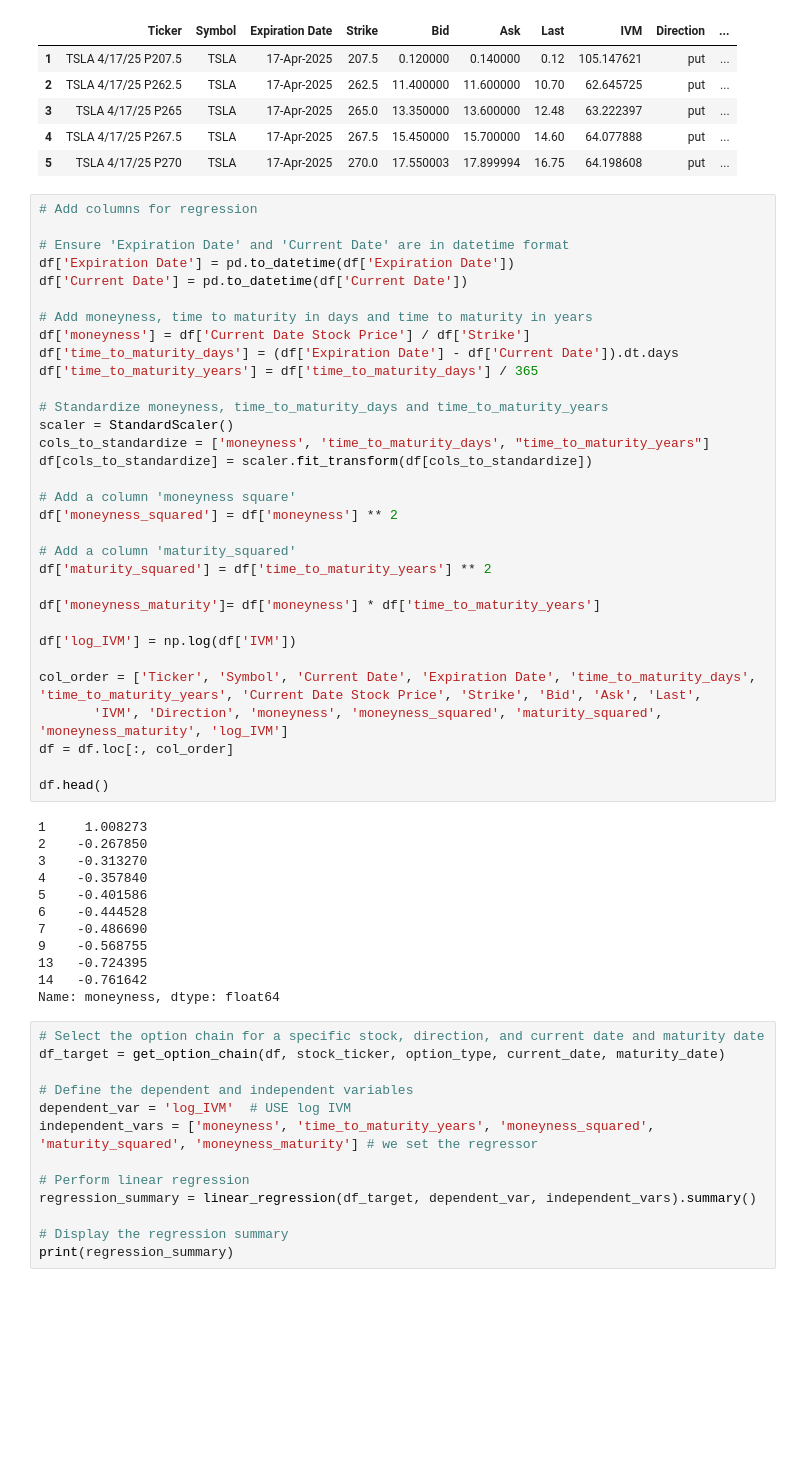
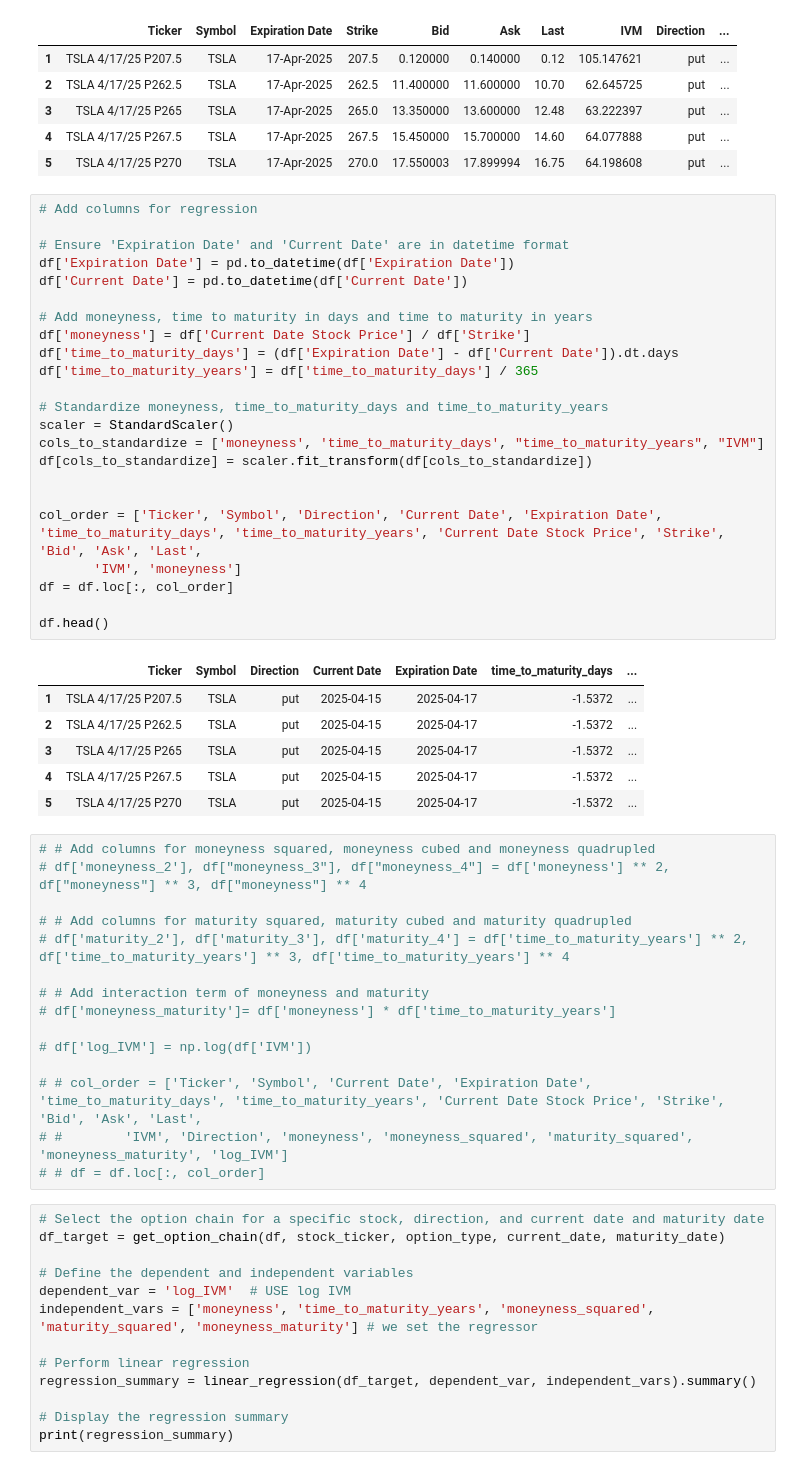
Before and after one commit to tmwong5694/Options, a Jupyter notebook: IV regression_17042025_log_IVM_v1.ipynb, the cells around one changed output. Cells and saved outputs as stored; diff of their text form; blank space fills up the shorter version.

Commit message:
Reordered the columns

```diff
--- a/IV regression_17042025_log_IVM_v1.ipynb
+++ b/IV regression_17042025_log_IVM_v1.ipynb
@@ -149,47 +149,48 @@ df.head()
 # %%
 # Add columns for regression
 
 # Ensure 'Expiration Date' and 'Current Date' are in datetime format
 df['Expiration Date'] = pd.to_datetime(df['Expiration Date'])
 df['Current Date'] = pd.to_datetime(df['Current Date'])
 
 # Add moneyness, time to maturity in days and time to maturity in years
 df['moneyness'] = df['Current Date Stock Price'] / df['Strike']
 df['time_to_maturity_days'] = (df['Expiration Date'] - df['Current Date']).dt.days
 df['time_to_maturity_years'] = df['time_to_maturity_days'] / 365
 
 # Standardize moneyness, time_to_maturity_days and time_to_maturity_years
 scaler = StandardScaler()
-cols_to_standardize = ['moneyness', 'time_to_maturity_days', "time_to_maturity_years"]
+cols_to_standardize = ['moneyness', 'time_to_maturity_days', "time_to_maturity_years", "IVM"]
 df[cols_to_standardize] = scaler.fit_transform(df[cols_to_standardize])
 
-# Add a column 'moneyness square'
-df['moneyness_squared'] = df['moneyness'] ** 2
 
-# Add a column 'maturity_squared'
-df['maturity_squared'] = df['time_to_maturity_years'] ** 2
-
-df['moneyness_maturity']= df['moneyness'] * df['time_to_maturity_years']
-
-df['log_IVM'] = np.log(df['IVM'])
-
-col_order = ['Ticker', 'Symbol', 'Current Date', 'Expiration Date', 'time_to_maturity_days', 'time_to_maturity_years', 'Current Date Stock Price', 'Strike', 'Bid', 'Ask', 'Last',
-       'IVM', 'Direction', 'moneyness', 'moneyness_squared', 'maturity_squared', 'moneyness_maturity', 'log_IVM']
+col_order = ['Ticker', 'Symbol', 'Direction', 'Current Date', 'Expiration Date', 'time_to_maturity_days', 'time_to_maturity_years', 'Current Date Stock Price', 'Strike', 'Bid', 'Ask', 'Last',
+       'IVM', 'moneyness']
 df = df.loc[:, col_order]
 
 df.head()
 # %% [output]
-1     1.008273
-2    -0.267850
-3    -0.313270
-4    -0.357840
-5    -0.401586
-6    -0.444528
-7    -0.486690
-9    -0.568755
-13   -0.724395
-14   -0.761642
-Name: moneyness, dtype: float64
+|  | Ticker | Symbol | Direction | Current Date | Expiration Date | time_to_maturity_days | ... |
+| 1 | TSLA 4/17/25 P207.5 | TSLA | put | 2025-04-15 | 2025-04-17 | -1.5372 | ... |
+| 2 | TSLA 4/17/25 P262.5 | TSLA | put | 2025-04-15 | 2025-04-17 | -1.5372 | ... |
+| 3 | TSLA 4/17/25 P265 | TSLA | put | 2025-04-15 | 2025-04-17 | -1.5372 | ... |
+| 4 | TSLA 4/17/25 P267.5 | TSLA | put | 2025-04-15 | 2025-04-17 | -1.5372 | ... |
+| 5 | TSLA 4/17/25 P270 | TSLA | put | 2025-04-15 | 2025-04-17 | -1.5372 | ... |
+# %%
+# # Add columns for moneyness squared, moneyness cubed and moneyness quadrupled
+# df['moneyness_2'], df["moneyness_3"], df["moneyness_4"] = df['moneyness'] ** 2, df["moneyness"] ** 3, df["moneyness"] ** 4
+
+# # Add columns for maturity squared, maturity cubed and maturity quadrupled
+# df['maturity_2'], df['maturity_3'], df['maturity_4'] = df['time_to_maturity_years'] ** 2, df['time_to_maturity_years'] ** 3, df['time_to_maturity_years'] ** 4
+
+# # Add interaction term of moneyness and maturity
+# df['moneyness_maturity']= df['moneyness'] * df['time_to_maturity_years']
+
+# df['log_IVM'] = np.log(df['IVM'])
+
+# # col_order = ['Ticker', 'Symbol', 'Current Date', 'Expiration Date', 'time_to_maturity_days', 'time_to_maturity_years', 'Current Date Stock Price', 'Strike', 'Bid', 'Ask', 'Last',
+# #        'IVM', 'Direction', 'moneyness', 'moneyness_squared', 'maturity_squared', 'moneyness_maturity', 'log_IVM']
+# # df = df.loc[:, col_order]
 # %%
 # Select the option chain for a specific stock, direction, and current date and maturity date
 df_target = get_option_chain(df, stock_ticker, option_type, current_date, maturity_date)
```
